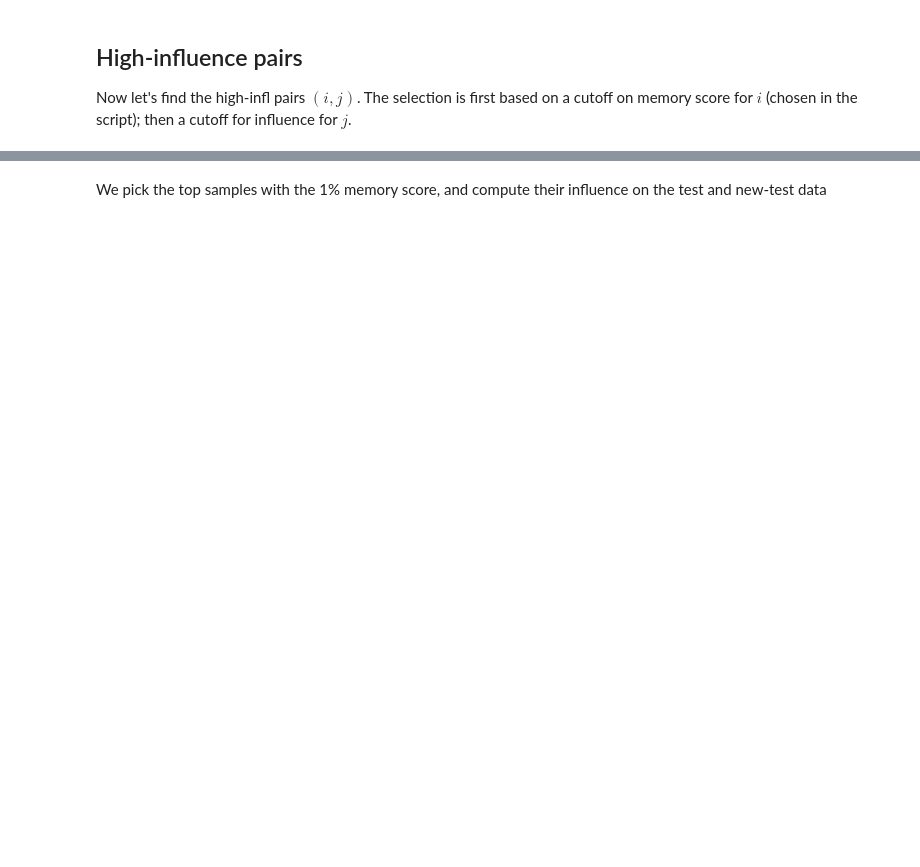
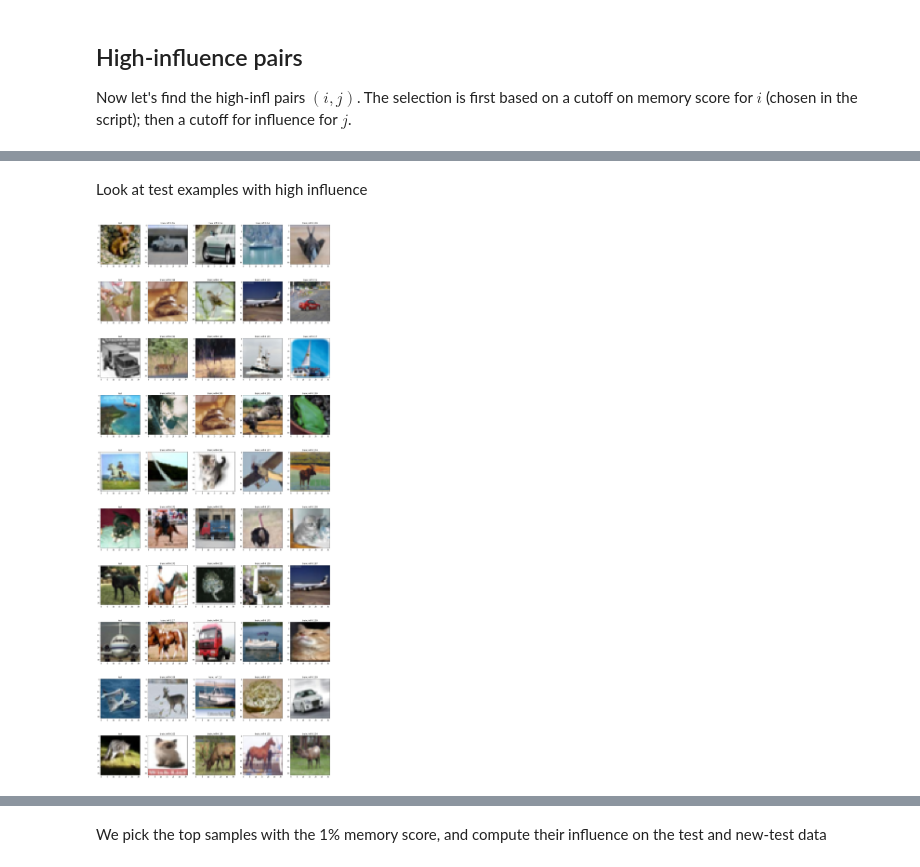
Before and after one commit to zihao12/pytorch-cifar, a Jupyter notebook: analysis/mem_infl.ipynb, the cells around one changed output, grey strips where cells are left out. Saved outputs shown, nothing was run; the diff lists cells and outputs as text; code cells hidden in the pictures; blank space fills up the shorter version.

```diff
--- a/analysis/mem_infl.ipynb
+++ b/analysis/mem_infl.ipynb
@@ -210,2 +224,30 @@ plt.show()
+# %% [markdown]
+Look at test examples with high influence
 # %%
 ## TODO DO THEIR FIG 5
+num_test = 10
+num_train = 4
+rows = num_test
+columns = num_train + 1
+width = 25
+height = width * (num_test / num_train)
+
+val = out["infl_score_test"]
+dataset = testset
+js = np.argsort(- val.max(axis = 0))[:num_test] ## test sample with highest influence
+
+plt.figure(figsize=(width, height))
+
+
+for r_ix, j in enumerate(js):
+    plt.subplot(rows, columns, r_ix * columns + 1)
+    plt.imshow(dataset[j][0])
+    plt.title("test")
+
+    ks = np.argsort(- val[:, j])[:num_train]
+    for c_ix, k in enumerate(ks):
+        plt.subplot(rows, columns, r_ix * columns + c_ix + 2)
+        plt.imshow(all_trainset[k][0])
+        plt.title(f"train; infl {val[k, j].round(3)}")
+# %% [output]
+[figure, added]
```
Also changed, not shown: parts of 20 cells of this notebook.
